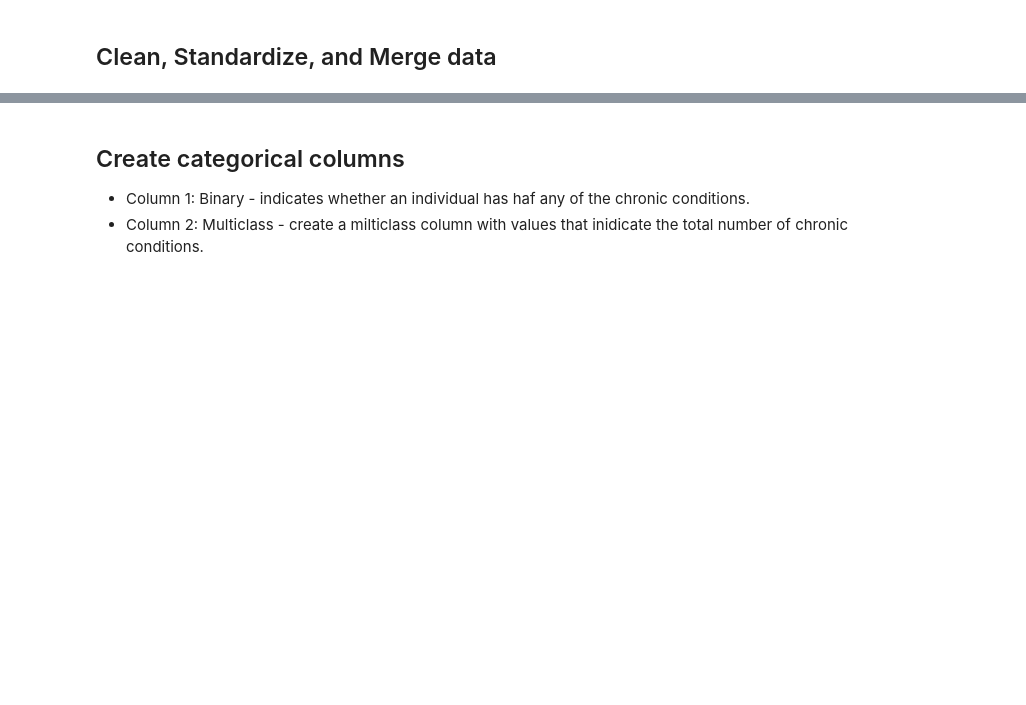
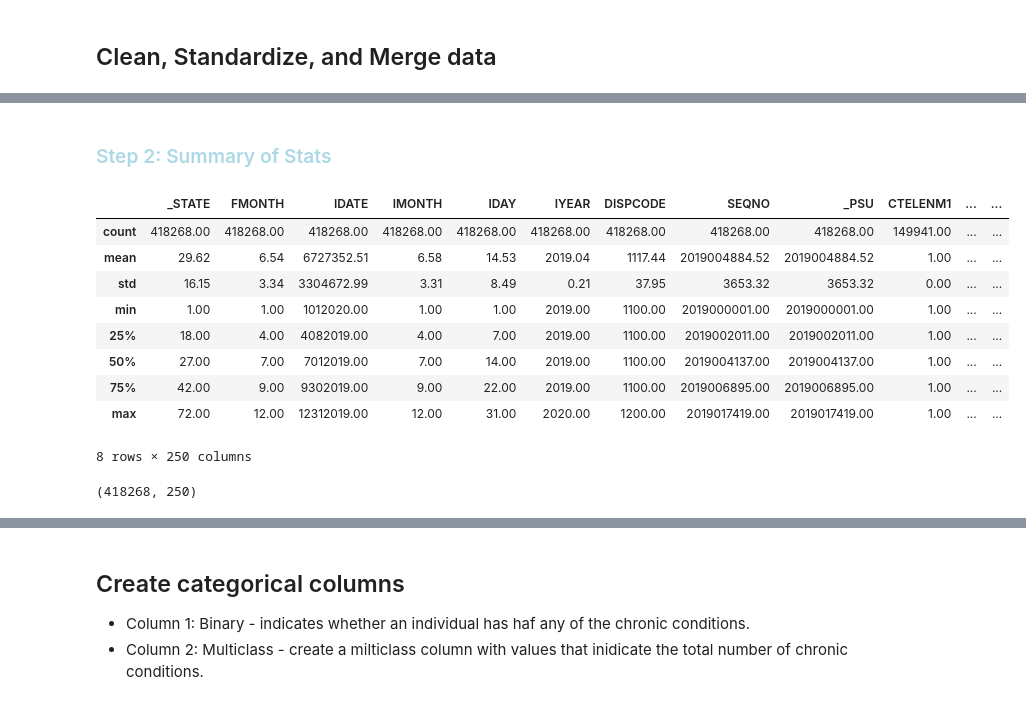
Before and after one commit to chansmi/Comprehensive-Supervised-Learning, a Jupyter notebook: HW6.ipynb, the cells around one changed output, grey strips where cells are left out. Drawn from its saved outputs; the diff is of its cells as text; code cells hidden in the pictures; blank space fills up the shorter version.

```diff
--- a/HW6.ipynb
+++ b/HW6.ipynb
@@ -34,3 +34,28 @@ Age: _AGE_G
 - 2021 Codebook: https://www.cdc.gov/brfss/annual_data/2021/pdf/codebook21_llcp-v2-508.pdf
 # %% [markdown]
 ## Clean, Standardize, and Merge data
+# %%
+import pandas as pd
+import numpy as np
+import os
+from datetime import datetime
+
+import sklearn
+
+# Libraries related to outlier detection
+from sklearn.neighbors import LocalOutlierFactor
+from sklearn.ensemble import IsolationForest
+from sklearn.covariance import EllipticEnvelope
+
+from sklearn import datasets
+import random
+import seaborn as sns
+import matplotlib.pyplot as plt
+import missingno as msno
+from scipy.stats import pearsonr
+
+import warnings
+warnings.filterwarnings('ignore')
+sns.set(rc={'figure.figsize':(11,8)})
+
+pd.options.display.float_format = '{:.2f}'.format
@@ -36,0 +82,4 @@ Age: _AGE_G
+# %%
+df_19 = pd.read_csv("res\\brfss19-1.csv")
+df_19.drop(columns="Unnamed: 0", inplace= True)
+df_19.head()
@@ -36,0 +94,25 @@ Age: _AGE_G
+# %% [markdown]
+### <font color= lightblue> Step 2: Summary of Stats
+# %%
+###############################################################################################################################################################################
+'''                                                                    Data Frame Description                                                                               '''
+###############################################################################################################################################################################
+df_19.describe()
+# %% [output]
+|  | _STATE | FMONTH | IDATE | IMONTH | IDAY | IYEAR | DISPCODE | SEQNO | _PSU | CTELENM1 | ... | ... |
+| count | 418268.00 | 418268.00 | 418268.00 | 418268.00 | 418268.00 | 418268.00 | 418268.00 | 418268.00 | 418268.00 | 149941.00 | ... | ... |
+| mean | 29.62 | 6.54 | 6727352.51 | 6.58 | 14.53 | 2019.04 | 1117.44 | 2019004884.52 | 2019004884.52 | 1.00 | ... | ... |
+| std | 16.15 | 3.34 | 3304672.99 | 3.31 | 8.49 | 0.21 | 37.95 | 3653.32 | 3653.32 | 0.00 | ... | ... |
+| min | 1.00 | 1.00 | 1012020.00 | 1.00 | 1.00 | 2019.00 | 1100.00 | 2019000001.00 | 2019000001.00 | 1.00 | ... | ... |
+| 25% | 18.00 | 4.00 | 4082019.00 | 4.00 | 7.00 | 2019.00 | 1100.00 | 2019002011.00 | 2019002011.00 | 1.00 | ... | ... |
+| 50% | 27.00 | 7.00 | 7012019.00 | 7.00 | 14.00 | 2019.00 | 1100.00 | 2019004137.00 | 2019004137.00 | 1.00 | ... | ... |
+| 75% | 42.00 | 9.00 | 9302019.00 | 9.00 | 22.00 | 2019.00 | 1100.00 | 2019006895.00 | 2019006895.00 | 1.00 | ... | ... |
+| max | 72.00 | 12.00 | 12312019.00 | 12.00 | 31.00 | 2020.00 | 1200.00 | 2019017419.00 | 2019017419.00 | 1.00 | ... | ... |
+8 rows × 250 columns
+# %%
+###############################################################################################################################################################################
+'''                                                                     Data Frame Shape                                                                                    '''
+###############################################################################################################################################################################
+df_19.shape
+# %% [output]
+(418268, 250)
```
Also changed, not shown: parts of 29 cells of this notebook.
